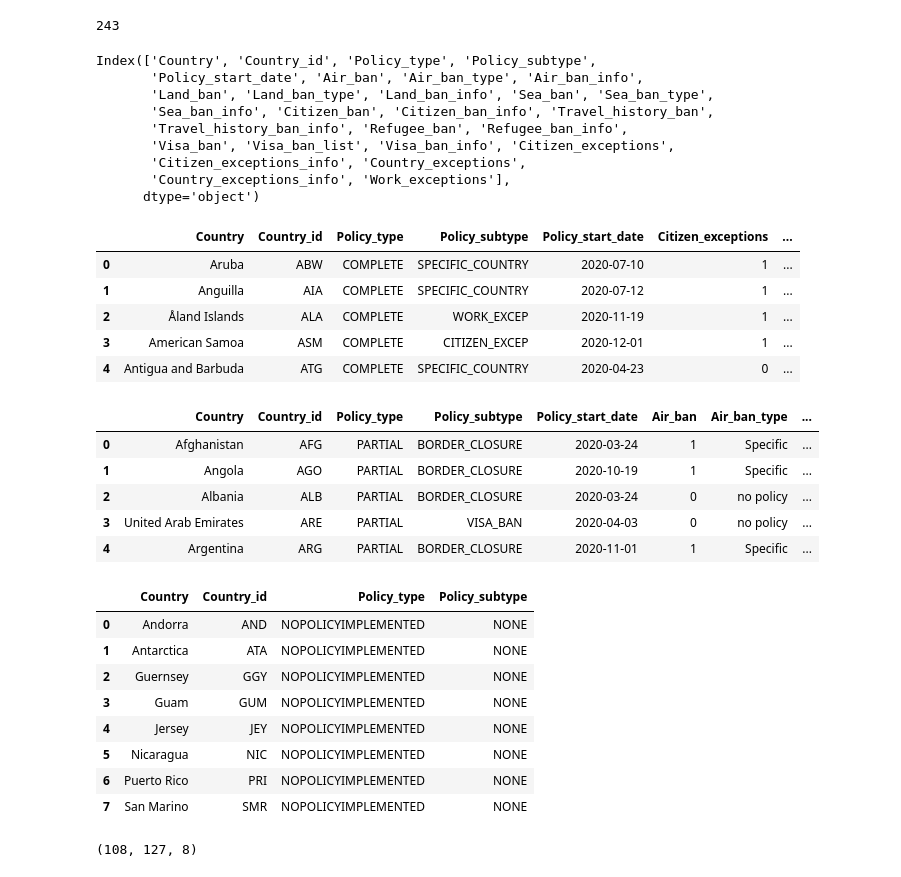
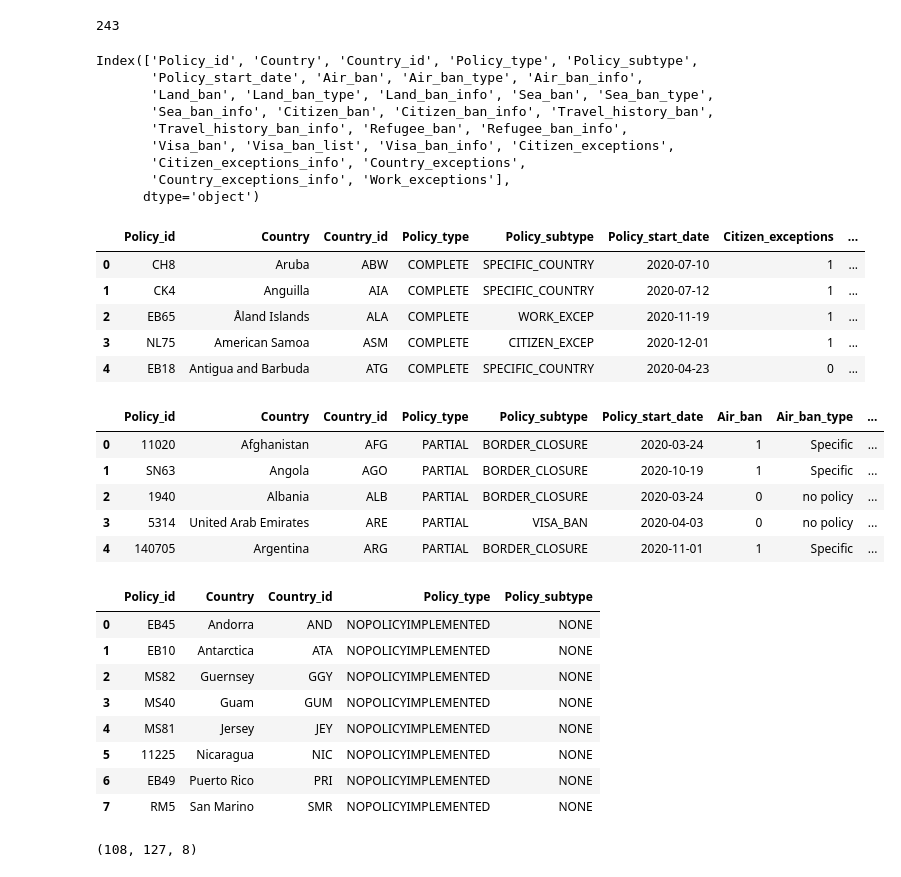
Before and after one commit to sarahDH615/ETL-project, a Jupyter notebook: data/policy_clean.ipynb, the cells around one changed output. Cells and saved outputs as stored; diff of their text form; code cells hidden in the pictures.

Commit message:
changes to columns of output tables

```diff
--- a/data/policy_clean.ipynb
+++ b/data/policy_clean.ipynb
@@ -34,7 +34,7 @@ Index(['ID', 'COUNTRY_NAME', 'ISO3', 'ISO2', 'POLICY_TYPE', 'POLICY_SUBTYPE',
       dtype='object')
 # %%
 # taking columns subset
-policy_df = policy_df[['COUNTRY_NAME', 'ISO3', 'POLICY_TYPE', 'POLICY_SUBTYPE',
+policy_df = policy_df[['ID', 'COUNTRY_NAME', 'ISO3', 'POLICY_TYPE', 'POLICY_SUBTYPE',
        'START_DATE', 'AIR', 'AIR_TYPE', 'TARGETS_AIR', 'LAND',
        'LAND_TYPE', 'TARGETS_LAND', 'SEA', 'SEA_TYPE', 'TARGETS_SEA',
        'CITIZEN', 'CITIZEN_LIST', 'HISTORY_BAN', 'HISTORY_BAN_LIST', 'REFUGEE',
@@ -53,7 +53,7 @@ Index(['COUNTRY_NAME', 'ISO3', 'POLICY_TYPE', 'POLICY_SUBTYPE', 'START_DATE',
       dtype='object')
 # %%
 # renaming the columns
-policy_df.columns = ['Country', 'Country_id', 'Policy_type', 'Policy_subtype', 'Policy_start_date', 'Air_ban',
+policy_df.columns = ['Policy_id', 'Country', 'Country_id', 'Policy_type', 'Policy_subtype', 'Policy_start_date', 'Air_ban',
                              'Air_ban_type', 'Air_ban_info', 'Land_ban', 'Land_ban_type', 'Land_ban_info',
                              'Sea_ban', 'Sea_ban_type', 'Sea_ban_info','Citizen_ban', 'Citizen_ban_info',
                              'Travel_history_ban', 'Travel_history_ban_info',
@@ -225,7 +221,7 @@ len(last_date_df)
 # showing cols of df
 last_date_df.columns
 # %% [output]
-Index(['Country', 'Country_id', 'Policy_type', 'Policy_subtype',
+Index(['Policy_id', 'Country', 'Country_id', 'Policy_type', 'Policy_subtype',
        'Policy_start_date', 'Air_ban', 'Air_ban_type', 'Air_ban_info',
        'Land_ban', 'Land_ban_type', 'Land_ban_info', 'Sea_ban', 'Sea_ban_type',
        'Sea_ban_info', 'Citizen_ban', 'Citizen_ban_info', 'Travel_history_ban',
@@ -236,50 +232,50 @@ Index(['Country', 'Country_id', 'Policy_type', 'Policy_subtype',
       dtype='object')
 # %%
 # separating out only rows where a complete ban was in effect, saving only cols that apply
-full_closures_df = last_date_df[last_date_df['Policy_type'] == 'COMPLETE'][['Country', 'Country_id', 'Policy_type', 'Policy_subtype',
+full_closures_df = last_date_df[last_date_df['Policy_type'] == 'COMPLETE'][['Policy_id', 'Country', 'Country_id', 'Policy_type', 'Policy_subtype',
                                                                             'Policy_start_date', 'Citizen_exceptions', 'Citizen_exceptions_info',
-                                                                            'Country_exceptions',        'Country_exceptions_info', 'Work_exceptions']]
+                                                                            'Country_exceptions','Country_exceptions_info', 'Work_exceptions']]
 full_closures_df.reset_index(inplace=True, drop=True)
 full_closures_df.head()
 # %% [output]
-|  | Country | Country_id | Policy_type | Policy_subtype | Policy_start_date | Citizen_exceptions | ... |
-| 0 | Aruba | ABW | COMPLETE | SPECIFIC_COUNTRY | 2020-07-10 | 1 | ... |
-| 1 | Anguilla | AIA | COMPLETE | SPECIFIC_COUNTRY | 2020-07-12 | 1 | ... |
-| 2 | Åland Islands | ALA | COMPLETE | WORK_EXCEP | 2020-11-19 | 1 | ... |
-| 3 | American Samoa | ASM | COMPLETE | CITIZEN_EXCEP | 2020-12-01 | 1 | ... |
-| 4 | Antigua and Barbuda | ATG | COMPLETE | SPECIFIC_COUNTRY | 2020-04-23 | 0 | ... |
+|  | Policy_id | Country | Country_id | Policy_type | Policy_subtype | Policy_start_date | Citizen_exceptions | ... |
+| 0 | CH8 | Aruba | ABW | COMPLETE | SPECIFIC_COUNTRY | 2020-07-10 | 1 | ... |
+| 1 | CK4 | Anguilla | AIA | COMPLETE | SPECIFIC_COUNTRY | 2020-07-12 | 1 | ... |
+| 2 | EB65 | Åland Islands | ALA | COMPLETE | WORK_EXCEP | 2020-11-19 | 1 | ... |
+| 3 | NL75 | American Samoa | ASM | COMPLETE | CITIZEN_EXCEP | 2020-12-01 | 1 | ... |
+| 4 | EB18 | Antigua and Barbuda | ATG | COMPLETE | SPECIFIC_COUNTRY | 2020-04-23 | 0 | ... |
 # %%
 # separating out only rows where a partial ban was in effect, saving only cols that apply
-partial_closures_df = last_date_df[last_date_df['Policy_type'] == 'PARTIAL'][['Country', 'Country_id', 'Policy_type', 'Policy_subtype',
+partial_closures_df = last_date_df[last_date_df['Policy_type'] == 'PARTIAL'][['Policy_id', 'Country', 'Country_id', 'Policy_type', 'Policy_subtype',
        'Policy_start_date', 'Air_ban', 'Air_ban_type', 'Air_ban_info',
        'Land_ban', 'Land_ban_type', 'Land_ban_info', 'Sea_ban', 'Sea_ban_type',
        'Sea_ban_info', 'Citizen_ban', 'Citizen_ban_info', 'Travel_history_ban',
        'Travel_history_ban_info', 'Refugee_ban', 'Refugee_ban_info',
        'Visa_ban', 'Visa_ban_list', 'Visa_ban_info']]
 partial_closures_df.reset_index(inplace=True, drop=True)
 partial_closures_df.head()
 # %% [output]
-|  | Country | Country_id | Policy_type | Policy_subtype | Policy_start_date | Air_ban | Air_ban_type | ... |
-| 0 | Afghanistan | AFG | PARTIAL | BORDER_CLOSURE | 2020-03-24 | 1 | Specific | ... |
-| 1 | Angola | AGO | PARTIAL | BORDER_CLOSURE | 2020-10-19 | 1 | Specific | ... |
-| 2 | Albania | ALB | PARTIAL | BORDER_CLOSURE | 2020-03-24 | 0 | no policy | ... |
-| 3 | United Arab Emirates | ARE | PARTIAL | VISA_BAN | 2020-04-03 | 0 | no policy | ... |
-| 4 | Argentina | ARG | PARTIAL | BORDER_CLOSURE | 2020-11-01 | 1 | Specific | ... |
+|  | Policy_id | Country | Country_id | Policy_type | Policy_subtype | Policy_start_date | Air_ban | Air_ban_type | ... |
+| 0 | 11020 | Afghanistan | AFG | PARTIAL | BORDER_CLOSURE | 2020-03-24 | 1 | Specific | ... |
+| 1 | SN63 | Angola | AGO | PARTIAL | BORDER_CLOSURE | 2020-10-19 | 1 | Specific | ... |
+| 2 | 1940 | Albania | ALB | PARTIAL | BORDER_CLOSURE | 2020-03-24 | 0 | no policy | ... |
+| 3 | 5314 | United Arab Emirates | ARE | PARTIAL | VISA_BAN | 2020-04-03 | 0 | no policy | ... |
+| 4 | 140705 | Argentina | ARG | PARTIAL | BORDER_CLOSURE | 2020-11-01 | 1 | Specific | ... |
 # %%
 # separating out only rows where no ban was in effect, saving only cols that apply
-no_closures_df = last_date_df[last_date_df['Policy_type'] == 'NOPOLICYIMPLEMENTED'][['Country', 'Country_id', 'Policy_type', 'Policy_subtype']]
+no_closures_df = last_date_df[last_date_df['Policy_type'] == 'NOPOLICYIMPLEMENTED'][['Policy_id', 'Country', 'Country_id', 'Policy_type', 'Policy_subtype']]
 no_closures_df.reset_index(inplace=True, drop=True)
 no_closures_df.head(10)
 # %% [output]
-|  | Country | Country_id | Policy_type | Policy_subtype |
-| 0 | Andorra | AND | NOPOLICYIMPLEMENTED | NONE |
-| 1 | Antarctica | ATA | NOPOLICYIMPLEMENTED | NONE |
-| 2 | Guernsey | GGY | NOPOLICYIMPLEMENTED | NONE |
-| 3 | Guam | GUM | NOPOLICYIMPLEMENTED | NONE |
-| 4 | Jersey | JEY | NOPOLICYIMPLEMENTED | NONE |
-| 5 | Nicaragua | NIC | NOPOLICYIMPLEMENTED | NONE |
-| 6 | Puerto Rico | PRI | NOPOLICYIMPLEMENTED | NONE |
-| 7 | San Marino | SMR | NOPOLICYIMPLEMENTED | NONE |
+|  | Policy_id | Country | Country_id | Policy_type | Policy_subtype |
+| 0 | EB45 | Andorra | AND | NOPOLICYIMPLEMENTED | NONE |
+| 1 | EB10 | Antarctica | ATA | NOPOLICYIMPLEMENTED | NONE |
+| 2 | MS82 | Guernsey | GGY | NOPOLICYIMPLEMENTED | NONE |
+| 3 | MS40 | Guam | GUM | NOPOLICYIMPLEMENTED | NONE |
+| 4 | MS81 | Jersey | JEY | NOPOLICYIMPLEMENTED | NONE |
+| 5 | 11225 | Nicaragua | NIC | NOPOLICYIMPLEMENTED | NONE |
+| 6 | EB49 | Puerto Rico | PRI | NOPOLICYIMPLEMENTED | NONE |
+| 7 | RM5 | San Marino | SMR | NOPOLICYIMPLEMENTED | NONE |
 # %%
 # checking lengths of the 3 dfs
 len(full_closures_df), len(partial_closures_df), len(no_closures_df)
```
Also changed, not shown: parts of 16 cells of this notebook.
